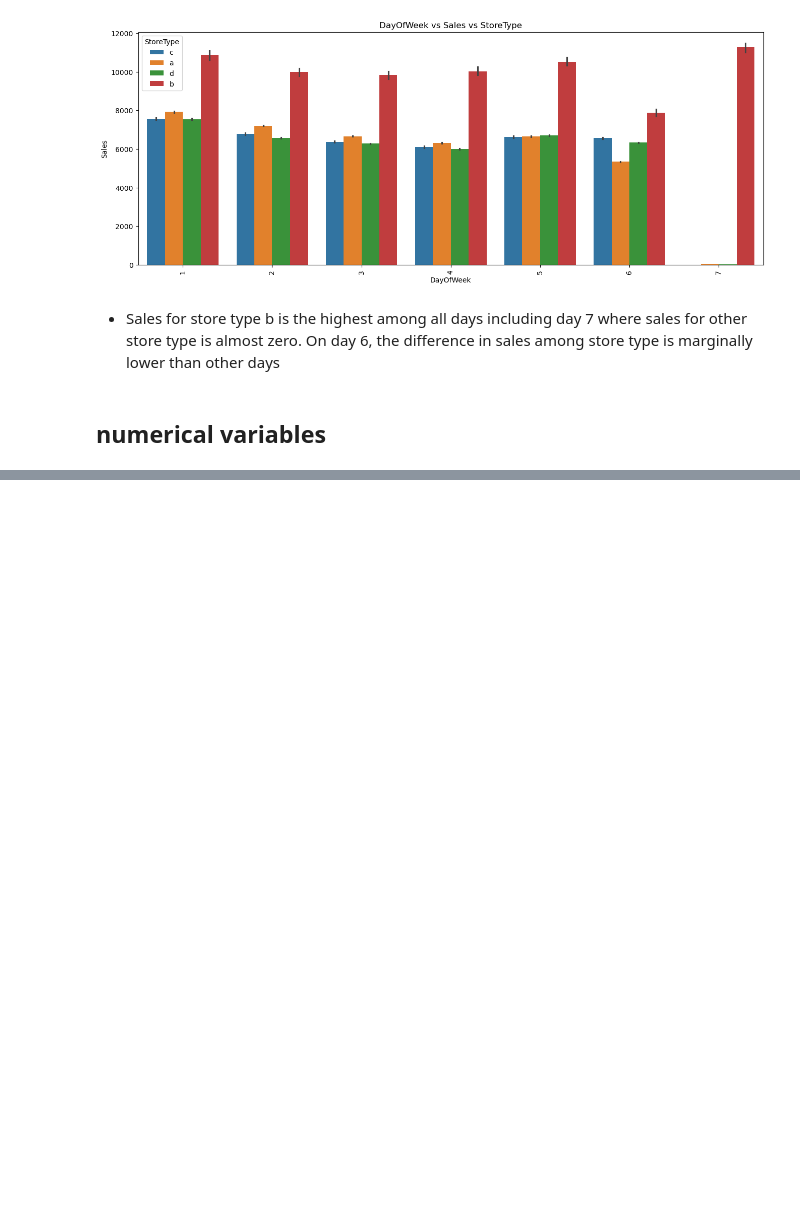
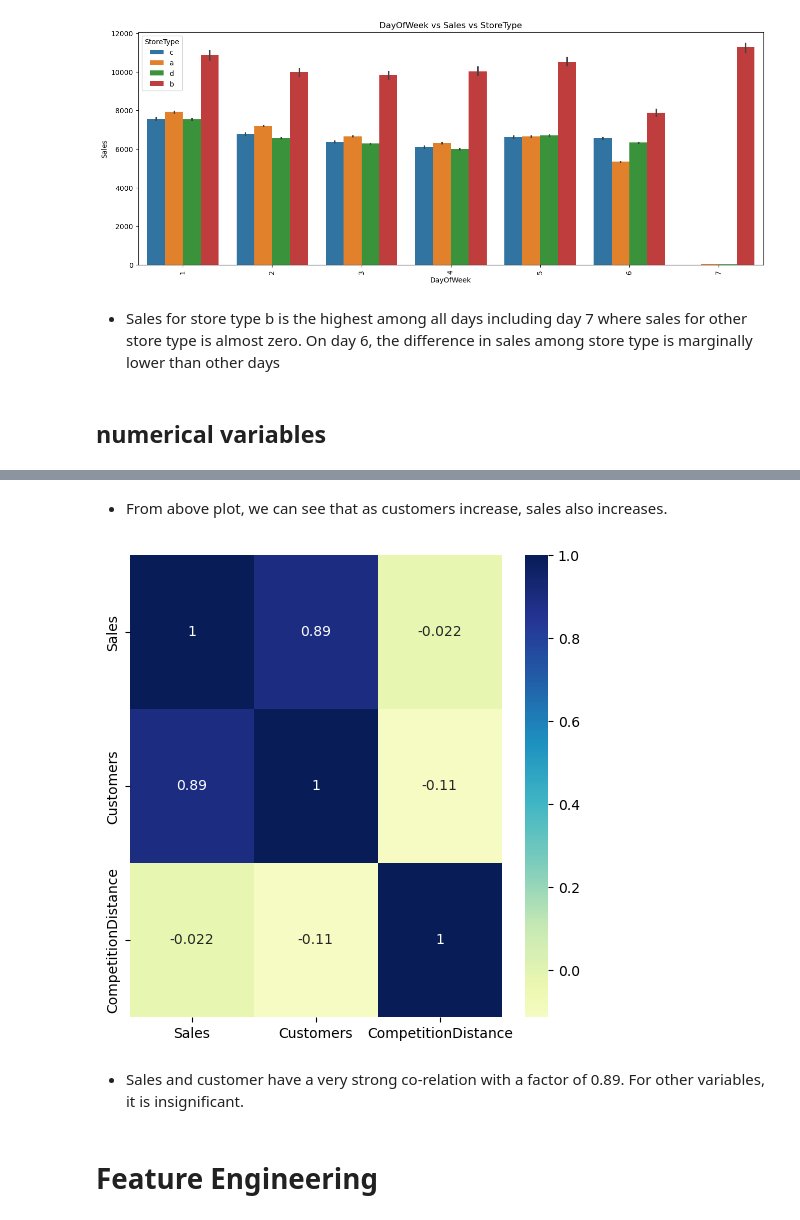
Before and after one commit to SanjayaKumarSahoo/rossmann-drug-timeseries-forecast, a Jupyter notebook: rossmann-drug-timeseries-forecast.ipynb, the cells around one changed output, grey strips where cells are left out. Drawn from its saved outputs; the diff is of its cells as text; code cells hidden in the pictures; blank space fills up the shorter version.

```diff
--- a/rossmann-drug-timeseries-forecast.ipynb
+++ b/rossmann-drug-timeseries-forecast.ipynb
@@ -501,0 +511,16 @@ plt.show()
+# %% [markdown]
+- From above plot, we can see that as customers increase, sales also increases.
+# %%
+# Checking co-relation coefficients for numercial variables
+
+# plot heat map for corr
+cor = train[['Sales','Customers','CompetitionDistance']].corr()
+plt.figure(figsize = (6, 6))
+sns.heatmap(cor, annot = True,center=0.4,cmap="YlGnBu")
+plt.show()
+# %% [output]
+[figure, added]
+# %% [markdown]
+- Sales and customer have a very strong co-relation with a factor of 0.89. For other variables, it is insignificant.
+# %% [markdown]
+# Feature Engineering
```
Also changed, not shown: parts of 1 cell of this notebook.
